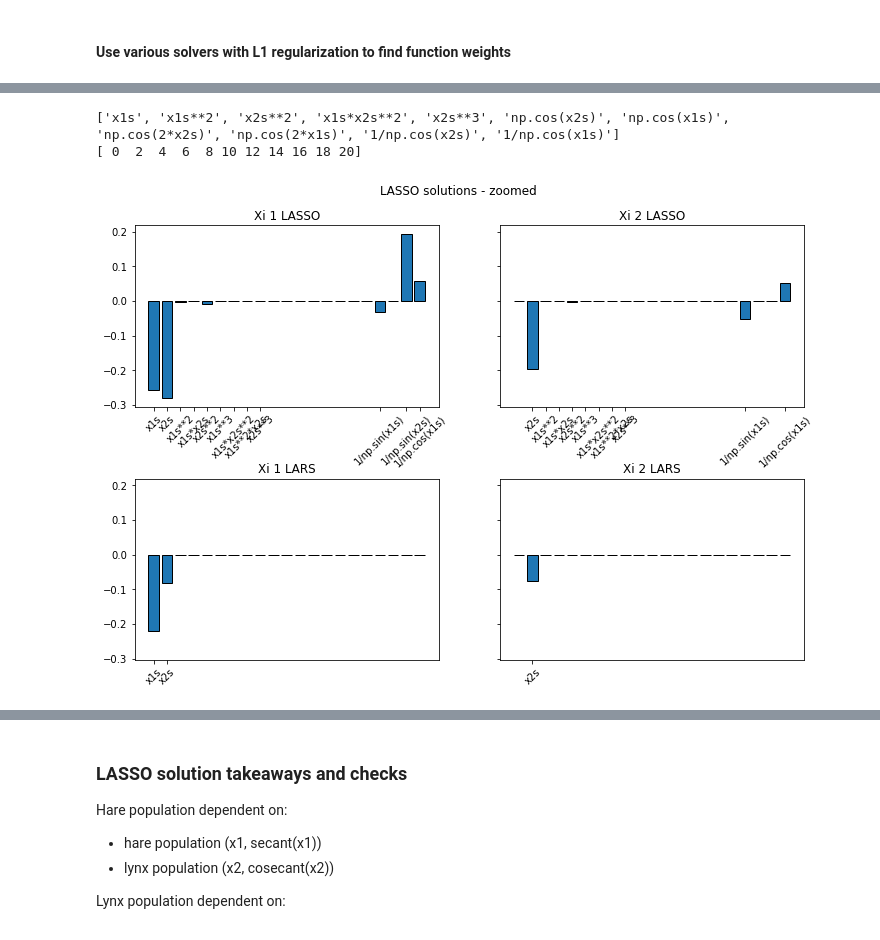
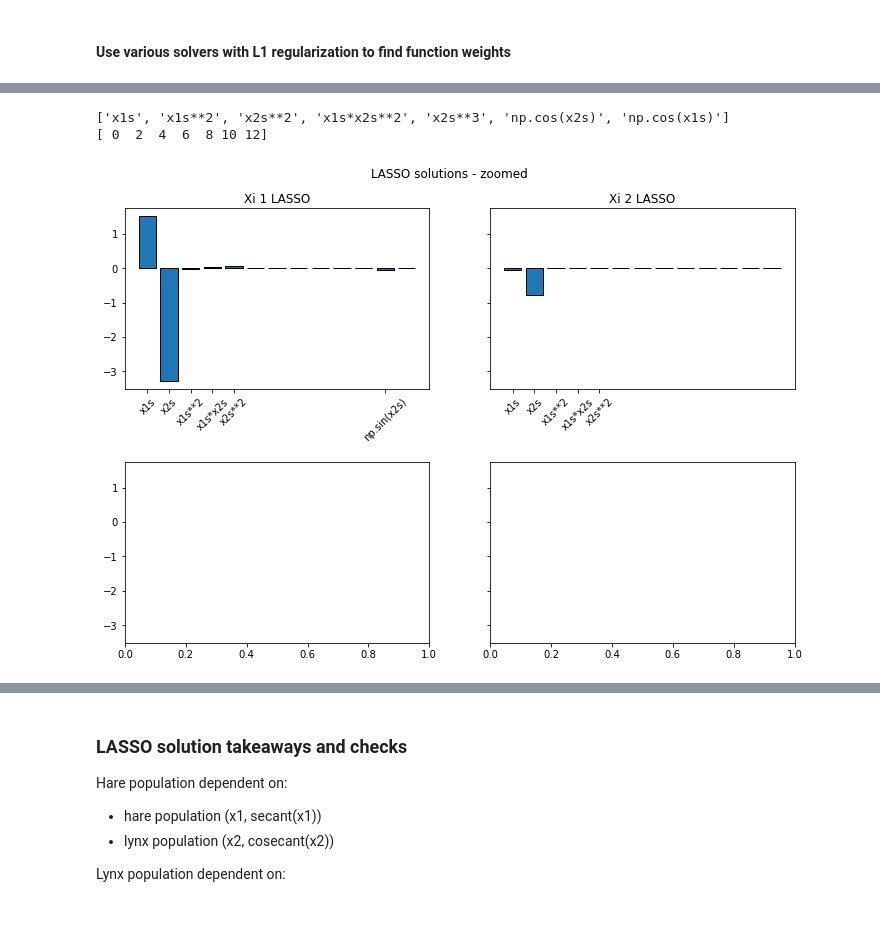
Before and after one commit to jmichellehu/ComplexSystems_AMATH563, a Jupyter notebook: hw2/AMATH563_hw2.ipynb, the cells around one changed output, grey strips where cells are left out. Drawn from its saved outputs; the diff is of its cells as text; code cells hidden in the pictures.

```diff
--- a/hw2/AMATH563_hw2.ipynb
+++ b/hw2/AMATH563_hw2.ipynb
@@ -481,14 +586,14 @@ x1s.shape, x2s.shape, dx1.shape, dx2.shape
 A = np.array([ x1s, x2s, x1s**2, x1s*x2s, x2s**2,
               x1s**3, x1s*x2s**2, x1s**2*x2s, x2s**3,
               np.sin(x1s), np.cos(x2s), np.sin(x2s), np.cos(x1s),
-              np.sin(2*x1s), np.cos(2*x2s), np.sin(2*x2s), np.cos(2*x1s),
-              1/np.sin(x1s), 1/np.cos(x2s), 1/np.sin(x2s), 1/np.cos(x1s)
+#               np.sin(2*x1s), np.cos(2*x2s), np.sin(2*x2s), np.cos(2*x1s),
+#               1/np.sin(x1s), 1/np.cos(x2s), 1/np.sin(x2s), 1/np.cos(x1s)
              ])
 A_names=["x1s", "x2s", "x1s**2", "x1s*x2s", "x2s**2",
               "x1s**3", "x1s*x2s**2", "x1s**2*x2s", "x2s**3",
               "np.sin(x1s)", "np.cos(x2s)", "np.sin(x2s)", "np.cos(x1s)",
-              "np.sin(2*x1s)", "np.cos(2*x2s)", "np.sin(2*x2s)", "np.cos(2*x1s)",
-              "1/np.sin(x1s)", "1/np.cos(x2s)", "1/np.sin(x2s)", "1/np.cos(x1s)"
+#               "np.sin(2*x1s)", "np.cos(2*x2s)", "np.sin(2*x2s)", "np.cos(2*x1s)",
+#               "1/np.sin(x1s)", "1/np.cos(x2s)", "1/np.sin(x2s)", "1/np.cos(x1s)"
         ]
 A.shape, len(A_names)
 # %% [output]
@@ -507,23 +612,25 @@ print(xi1_pinv.shape, xi2_pinv.shape)
 
 from sklearn import linear_model
 
+max_iter=1e5
+
 # LASSO
-lasso=linear_model.Lasso(random_state=0, max_iter=100000000)
+lasso=linear_model.Lasso(random_state=0, max_iter=max_iter)
 lasso.fit(A.T, dx1)
 xi1_lasso=lasso.coef_
 
-lasso=linear_model.Lasso(random_state=0, max_iter=100000000)
+lasso=linear_model.Lasso(random_state=0, max_iter=max_iter)
 lasso.fit(A.T, dx2)
 xi2_lasso=lasso.coef_
 print(xi1_lasso.shape, xi2_lasso.shape)
 
 
 # LASSO alpha = 0.8
-lasso=linear_model.Lasso(random_state=0, max_iter=100000000, alpha=0.8)
+lasso=linear_model.Lasso(random_state=0, max_iter=max_iter, alpha=0.8)
 lasso.fit(A.T, dx1)
 xi1_lasso8=lasso.coef_
 
-lasso=linear_model.Lasso(random_state=0, max_iter=100000000, alpha=0.8)
+lasso=linear_model.Lasso(random_state=0, max_iter=max_iter, alpha=0.8)
 lasso.fit(A.T, dx2)
 xi2_lasso8=lasso.coef_
 print(xi1_lasso8.shape, xi2_lasso8.shape)
@@ -576,58 +683,58 @@ ticks=np.arange(len(A_names))
 ticks=ticks[::2]
 print(ticks)
 # %% [output]
-['x1s', 'x1s**2', 'x2s**2', 'x1s*x2s**2', 'x2s**3', 'np.cos(x2s)', 'np.cos(x1s)', 'np.cos(2*x2s)', 'np.cos(2*x1s)', '1/np.cos(x2s)', '1/np.cos(x1s)']
-[ 0  2  4  6  8 10 12 14 16 18 20]
+['x1s', 'x1s**2', 'x2s**2', 'x1s*x2s**2', 'x2s**3', 'np.cos(x2s)', 'np.cos(x1s)']
+[ 0  2  4  6  8 10 12]
 # %%
 # Zoomed Lasso solutions
 fig, ax = plt.subplots(2, 2, figsize=(12, 8), sharey=True)
 plt.subplots_adjust(hspace=0.4)
 
 ax[0,0].bar(np.arange(len(A)), xi1_lasso, ec=ec)
-ax[1,0].bar(np.arange(len(A)), xi1_lars, ec=ec)
+# ax[1,0].bar(np.arange(len(A)), xi1_lars, ec=ec)
 ax[0,0].set_title("Xi 1 LASSO")
-ax[1,0].set_title("Xi 1 LARS")
+# ax[1,0].set_title("Xi 1 LARS")
 
 ax[0,1].bar(np.arange(len(A)), xi2_lasso, ec=ec)
-ax[1,1].bar(np.arange(len(A)), xi2_lars, ec=ec)
+# ax[1,1].bar(np.arange(len(A)), xi2_lars, ec=ec)
 ax[0,1].set_title("Xi 2 LASSO")
-ax[1,1].set_title("Xi 2 LARS")
+# ax[1,1].set_title("Xi 2 LARS")
 
 plt.suptitle("LASSO solutions - zoomed", y=0.95);
 
 ### ==== Axis ticklabels === ###
-thresh=0
+thresh=1e-3
 
 def good_functions(xi, thresh, A_name):
     '''First get indices of coefficients larger than threshold
     Then extract library candidate function names based on indices
     '''
     xi_ind=(np.indices(xi.shape).squeeze())[np.abs(xi)>thresh]
     xi_names=[ A_name[x] for x in xi_ind ]
     return(xi_ind, xi_names)
 
 # LASSO solutions
 xi1_lasso_ind, xi1_lasso_names = good_functions(xi1_lasso, thresh, A_names)
 xi2_lasso_ind, xi2_lasso_names = good_functions(xi2_lasso, thresh, A_names)
 
-# LARS solutions
-xi1_lars_ind, xi1_lars_names = good_functions(xi1_lars, thresh, A_names)
-xi2_lars_ind, xi2_lars_names = good_functions(xi2_lars, thresh, A_names)
+# # LARS solutions
+# xi1_lars_ind, xi1_lars_names = good_functions(xi1_lars, thresh, A_names)
+# xi2_lars_ind, xi2_lars_names = good_functions(xi2_lars, thresh, A_names)
 
 rotation=45
 
 ax[0,0].set_xticks(xi1_lasso_ind)
 ax[0,0].set_xticklabels(xi1_lasso_names, rotation=rotation)
 
 ax[0,1].set_xticks(xi2_lasso_ind)
 ax[0,1].set_xticklabels(xi2_lasso_names, rotation=rotation);
 
-ax[1,0].set_xticks(xi1_lars_ind)
-ax[1,0].set_xticklabels(xi1_lars_names, rotation=rotation);
+# ax[1,0].set_xticks(xi1_lars_ind)
+# ax[1,0].set_xticklabels(xi1_lars_names, rotation=rotation);
 
-ax[1,1].set_xticks(xi2_lars_ind)
-ax[1,1].set_xticklabels(xi2_lars_names, rotation=rotation);
+# ax[1,1].set_xticks(xi2_lars_ind)
+# ax[1,1].set_xticklabels(xi2_lars_names, rotation=rotation);
 # %% [output]
-[figure, old version]
+[figure, new version]
 # %%
 # Find coefficients of LASSO and LARS (L1 normalization)
```
Also changed, not shown: parts of 54 cells of this notebook.
